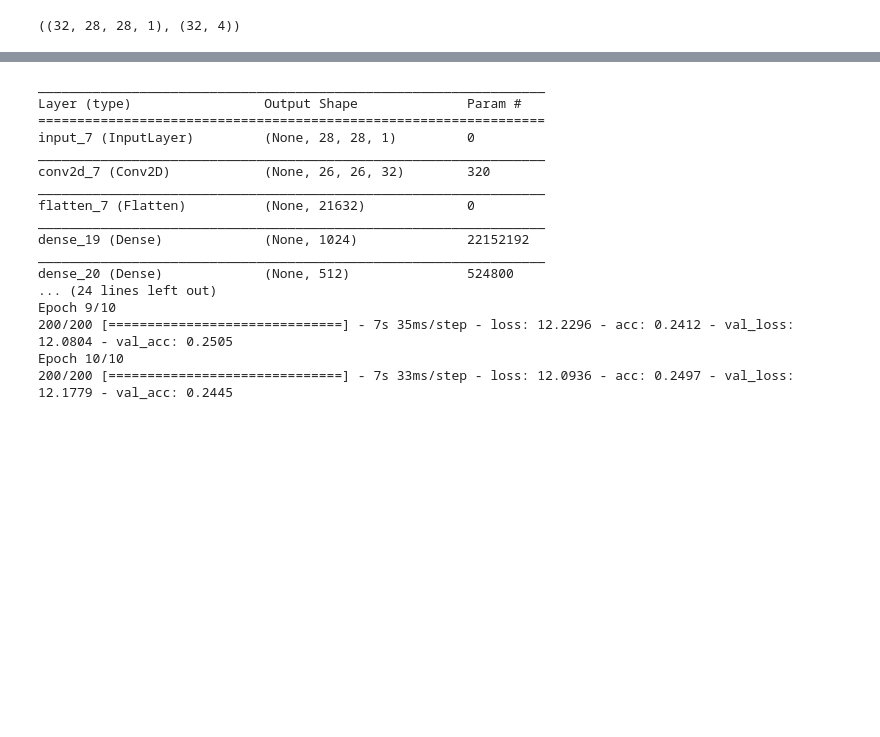
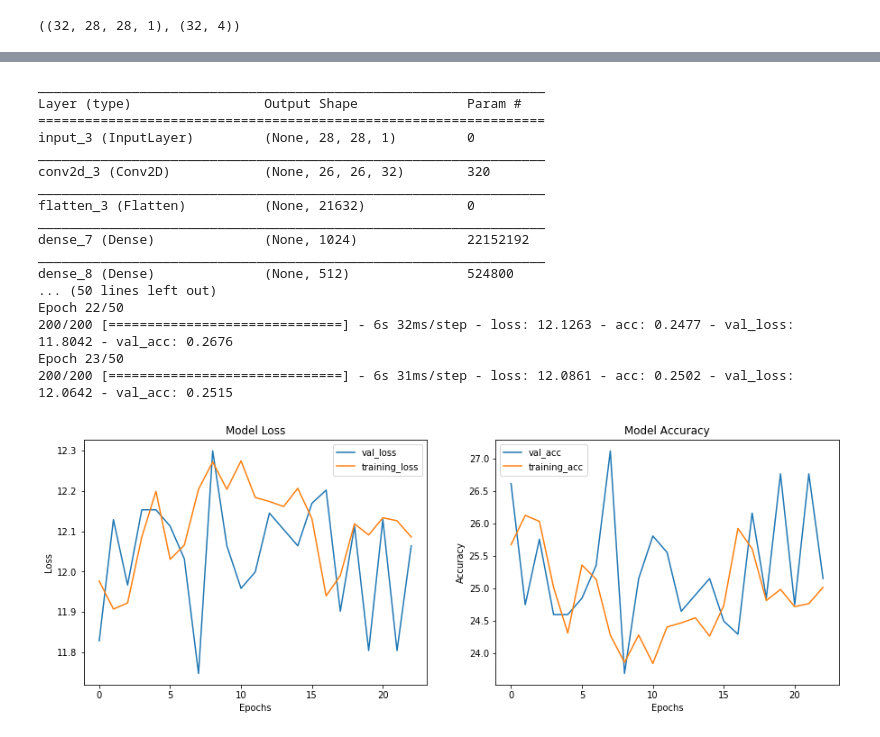
Before and after one commit to Prateekj2903/Midas-IIITD, a Jupyter notebook: CV_Problem/CV_TASK.ipynb, the cells around one changed output, grey strips where cells are left out. Saved outputs shown, nothing was run; the diff lists cells and outputs as text; code cells hidden in the pictures; blank space fills up the shorter version.

Commit message:
Updated file with different models

```diff
--- a/CV_Problem/CV_TASK.ipynb
+++ b/CV_Problem/CV_TASK.ipynb
@@ -13,6 +18,6 @@ from keras.utils import to_categorical
 # %%
 Config = namedtuple('Config', ['batch_size', 'image_shape', 'num_classes', 'epochs'])
-active_config = Config(32, (28,28,1), 4, 10)
+active_config = Config(32, (28,28,1), 4, 50)
 # %%
 class Dataset():
     DATA_DIR_NAME = 'data'
@@ -132,7 +149,8 @@ class ImageClassifierModel():
         #TODO
         #define model and build model
         input_layer = Input(shape=self.image_shape)
-        x = Conv2D(filters=32, kernel_size=(3,3), activation='relu')(input_layer)
+        x = Conv2D(filters=32, kernel_size=(5,5), activation='relu')(input_layer)
+        x = Conv2D(filters=32, kernel_size=(5,5), activation='relu')(x)
         x = Flatten()(x)
         x = Dense(units=1024, activation='relu')(x)
         x = Dense(units=512, activation='relu')(x)
@@ -148,25 +166,46 @@ class ImageClassifierModel():
         return model
 # %%
 class Training():
-    def __init__(self, augment=False, learning_rate=0.001, print_summary=False, epochs=None):
+    def __init__(self, augment=False, learning_rate=0.001, print_summary=False, plot_graph=False, epochs=None):
 
         self.dataset_provider = DatasetProvider(augment)
         self.model = ImageClassifierModel(learning_rate, print_summary).model
         self.epochs = epochs or active_config.epochs
+        self.plot_graph = plot_graph
+        self.def_callbacks()
 
-    def callbacks(self):
+    def def_callbacks(self):
         #TODO Define Callbacks
-        callbacks = []
-        return callbacks
+        early_stop = EarlyStopping(monitor='val_loss', min_delta=0.05, patience=15)
+        self.callbacks = [early_stop]
 
     def run(self):
         self.history = self.model.fit_generator(self.dataset_provider.training_set(),
                                                 steps_per_epoch=self.dataset_provider.training_steps,
                                                 epochs=self.epochs,
                                                 validation_data=self.dataset_provider.validation_set(),
-                                                validation_steps=self.dataset_provider.validation_steps)
+                                                validation_steps=self.dataset_provider.validation_steps,
+                                                callbacks=self.callbacks)
+        if self.plot_graph:
+            print('\n\n')
+            fig, axes = plt.subplots(1,2, figsize=(15,5))
+            axes[0].plot(train.history.history['val_loss'])
+            axes[0].plot(train.history.history['loss'])
+            axes[0].set_title('Model Loss')
+            axes[0].set_ylabel('Loss')
+            axes[0].set_xlabel('Epochs')
+            axes[0].legend(['val_loss','training_loss'])
+
+            axes[1].plot([i*100 for i in train.history.history['val_acc']])
+            axes[1].plot([i*100 for i in train.history.history['acc']])
+            axes[1].set_title('Model Accuracy')
+            axes[1].set_ylabel('Accuracy')
+            axes[1].set_xlabel('Epochs')
+            axes[1].legend(['val_acc','training_acc'])
+
 
     def visualize(self):
+        return
         #TODO
         # 1. Vizualize augmented images
         # 2. vizualize model history
@@ -173,21 +224,22 @@ class Training():
 # %%
-train = Training(print_summary=True)
+train = Training(print_summary=True, plot_graph=True)
 train.run()
 # %% [output]
 _________________________________________________________________
 Layer (type)                 Output Shape              Param #
 =================================================================
-input_7 (InputLayer)         (None, 28, 28, 1)         0
+input_3 (InputLayer)         (None, 28, 28, 1)         0
 _________________________________________________________________
-conv2d_7 (Conv2D)            (None, 26, 26, 32)        320
+conv2d_3 (Conv2D)            (None, 26, 26, 32)        320
 _________________________________________________________________
-flatten_7 (Flatten)          (None, 21632)             0
+flatten_3 (Flatten)          (None, 21632)             0
 _________________________________________________________________
-dense_19 (Dense)             (None, 1024)              22152192
+dense_7 (Dense)              (None, 1024)              22152192
 _________________________________________________________________
-dense_20 (Dense)             (None, 512)               524800
-... (24 lines left out)
-Epoch 9/10
-200/200 [==============================] - 7s 35ms/step - loss: 12.2296 - acc: 0.2412 - val_loss: 12.0804 - val_acc: 0.2505
-Epoch 10/10
-200/200 [==============================] - 7s 33ms/step - loss: 12.0936 - acc: 0.2497 - val_loss: 12.1779 - val_acc: 0.2445
+dense_8 (Dense)              (None, 512)               524800
+... (50 lines left out)
+Epoch 22/50
+200/200 [==============================] - 6s 32ms/step - loss: 12.1263 - acc: 0.2477 - val_loss: 11.8042 - val_acc: 0.2676
+Epoch 23/50
+200/200 [==============================] - 6s 31ms/step - loss: 12.0861 - acc: 0.2502 - val_loss: 12.0642 - val_acc: 0.2515
+[figure, added]
```
Also changed, not shown: parts of 12 cells of this notebook.
